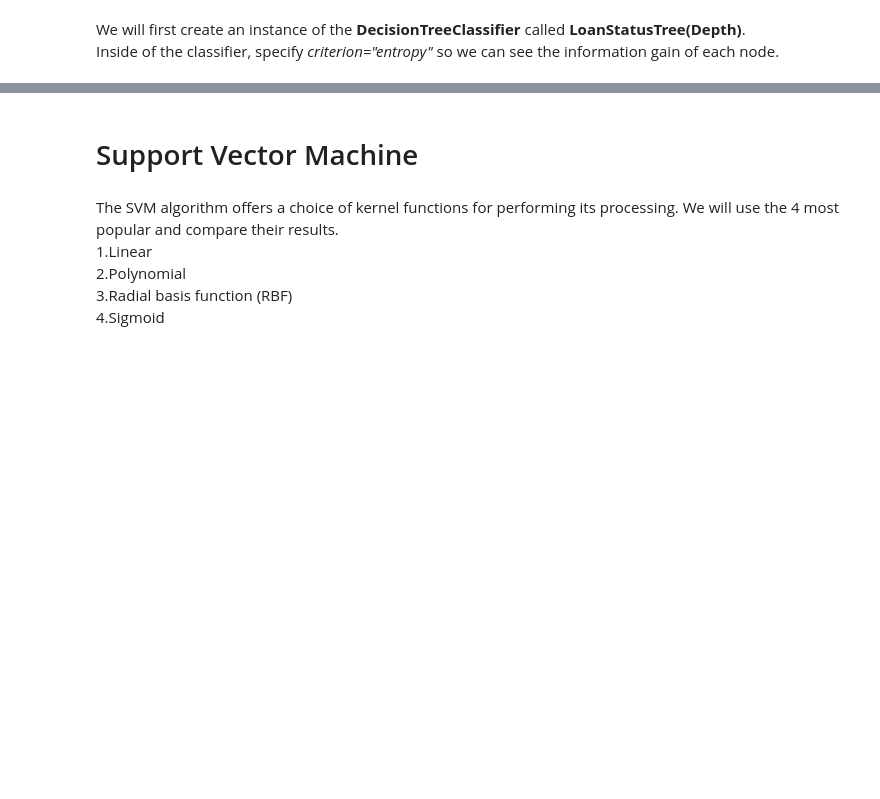
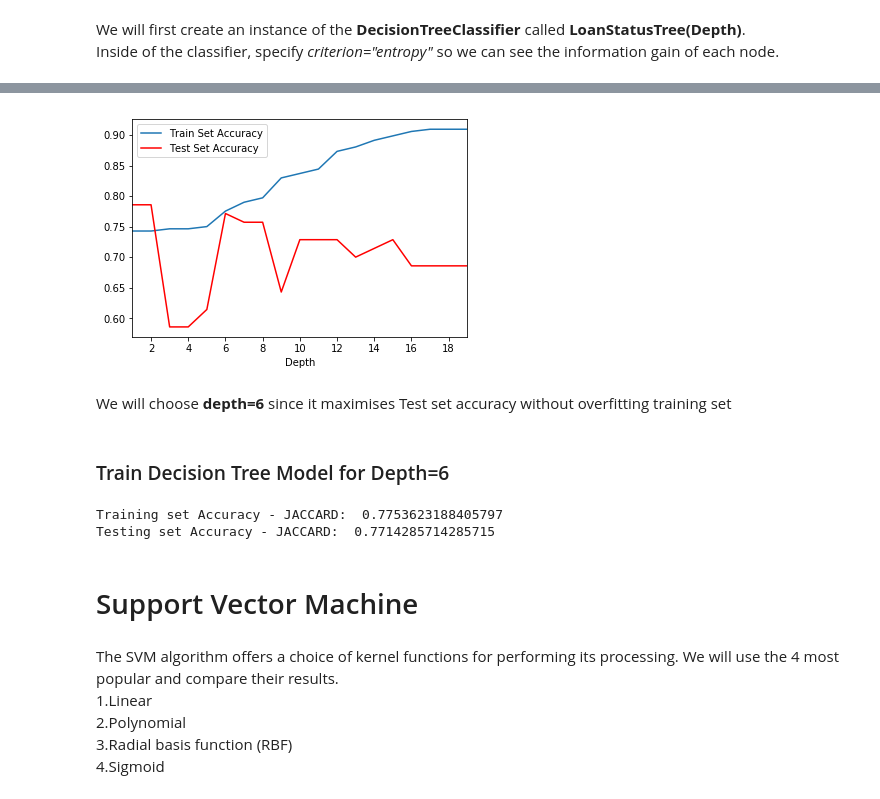
Before and after one commit to gad1981/Coursera_Machine_Learning, a Jupyter notebook: Machine_Learning_with_Python_FA.ipynb, the cells around one changed output, grey strips where cells are left out. Cells and saved outputs as stored; diff of their text form; code cells hidden in the pictures; blank space fills up the shorter version.

```diff
--- a/Machine_Learning_with_Python_FA.ipynb
+++ b/Machine_Learning_with_Python_FA.ipynb
@@ -353,8 +389,3 @@ Test set: (70, 8) (70,)
     We will first create an instance of the <b>DecisionTreeClassifier</b> called <b>LoanStatusTree(Depth)</b>.<br>
     Inside of the classifier, specify <i> criterion="entropy" </i> so we can see the information gain of each node.
 </div>
-# %%
-from sklearn.tree import DecisionTreeClassifier
-LoanStatusTree = DecisionTreeClassifier(criterion="entropy", max_depth = 9)
-LoanStatusTree # it shows the default parameters
-LoanStatusTree.fit(X_train,y_train)
@@ -383,0 +392,16 @@ DecisionTrees's Accuracy:  0.6571428571428571
+# %%
+d_range = range(1, 20)
+trs = []
+ts = []
+for d in d_range:
+    DT = DecisionTreeClassifier(criterion="entropy", max_depth=d)
+    DT.fit(X_train, y_train)
+    dt_yhat = DT.predict(X_test)
+    trs.append(jaccard_similarity_score(y_train, DT.predict(X_train)))
+    ts.append(jaccard_similarity_score(y_test, dt_yhat))
+
+result = pd.DataFrame()
+result.insert(loc=0, column='Depth', value=d_range)
+result.insert(loc=1, column='Train Set Accuracy', value=trs)
+result.insert(loc=2, column='Test Set Accuracy', value=ts)
+result
@@ -384,3 +426,26 @@ DecisionTrees's Accuracy:  0.6571428571428571
+# %%
+ax = plt.gca()
+
+result.plot(kind='line',x='Depth',y='Train Set Accuracy',ax=ax)
+result.plot(kind='line',x='Depth',y='Test Set Accuracy', color='red', ax=ax)
+
+plt.show()
+# %% [output]
+[figure, added]
+# %% [markdown]
+We will choose **depth=6** since it maximises Test set accuracy without overfitting training set
+# %% [markdown]
+### Train Decision Tree Model for Depth=6
+# %%
+d = 6
+DT = DecisionTreeClassifier(criterion="entropy", max_depth=d)
+DT.fit(X_train, y_train)
+dt_yhat = DT.predict(X_test)
+print("Training set Accuracy - JACCARD: ", jaccard_similarity_score(y_train, DT.predict(X_train)))
+print("Testing set Accuracy - JACCARD: ", jaccard_similarity_score(y_test, dt_yhat))
+# %% [output]
+Training set Accuracy - JACCARD:  0.7753623188405797
+Testing set Accuracy - JACCARD:  0.7714285714285715
 # %% [markdown]
 # Support Vector Machine
 # %% [markdown]
```
Also changed, not shown: parts of 37 cells of this notebook.
